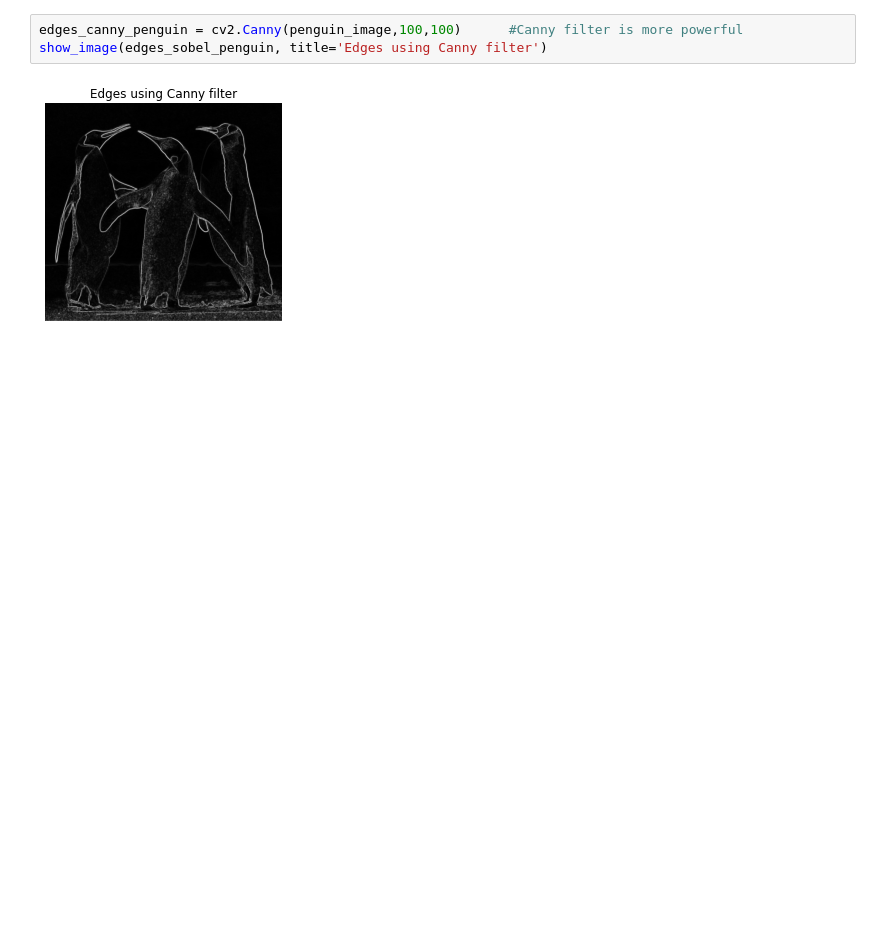
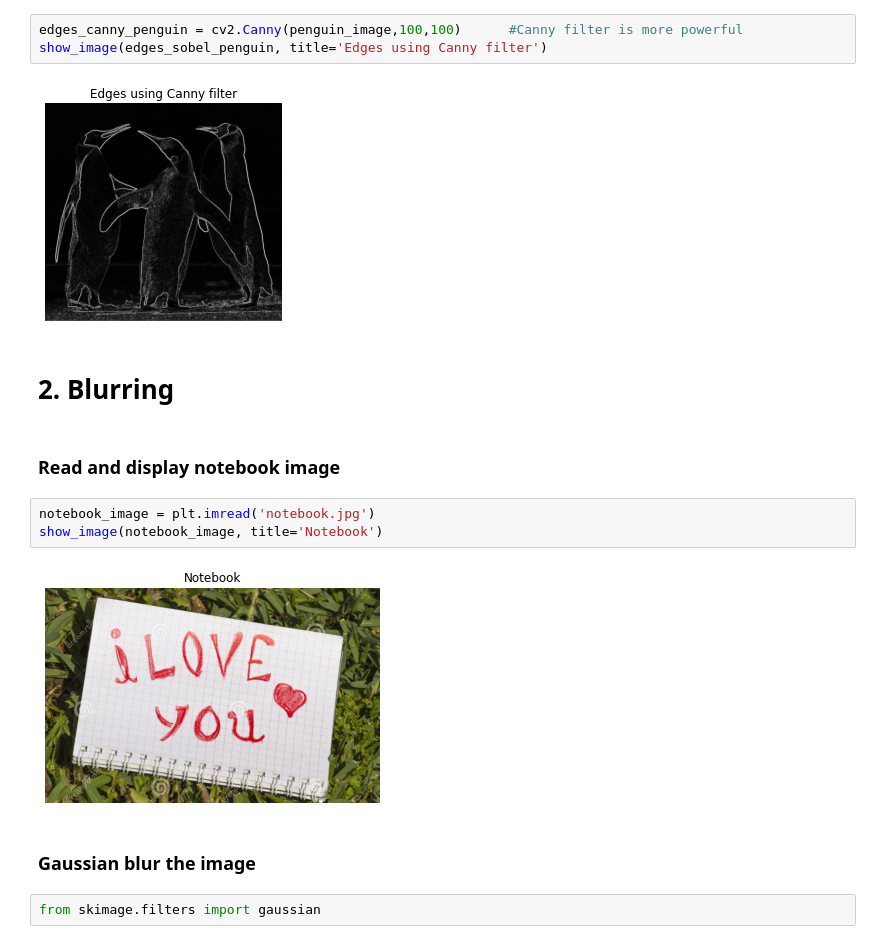
Before and after one commit to YousefAmerAwad/Image-Processing, a Jupyter notebook: Lab2/lab2.ipynb, the cells around one changed output. Drawn from its saved outputs; the diff is of its cells as text; blank space fills up the shorter version.

```diff
--- a/Lab2/lab2.ipynb
+++ b/Lab2/lab2.ipynb
@@ -43,3 +43,16 @@ edges_canny_penguin = cv2.Canny(penguin_image,100,100)      #Canny filter is mor
 show_image(edges_sobel_penguin, title='Edges using Canny filter')
 # %% [output]
 [figure]
+# %% [markdown]
+# <b>2.  Blurring
+# %% [markdown]
+### Read and display notebook image
+# %%
+notebook_image = plt.imread('notebook.jpg')
+show_image(notebook_image, title='Notebook')
+# %% [output]
+[figure, added]
+# %% [markdown]
+### Gaussian blur the image
+# %%
+from skimage.filters import gaussian
```
Also changed, not shown: parts of 6 cells of this notebook, 1 other file.
